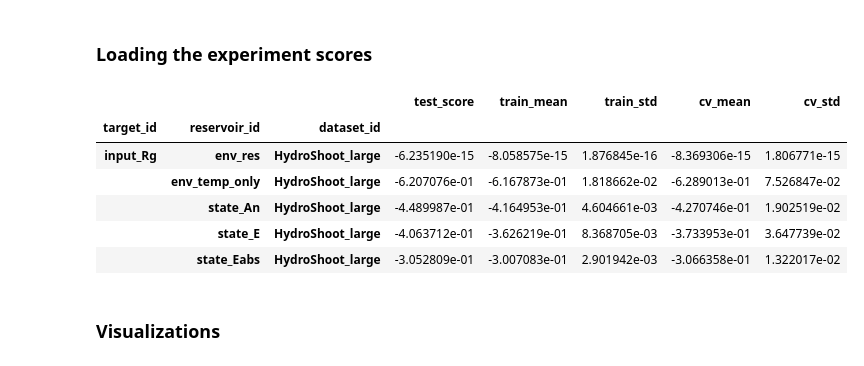
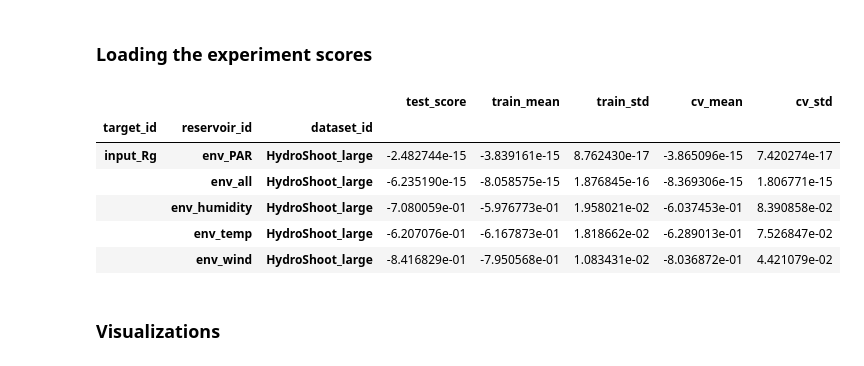
Before and after one commit to mcndt/thesis-plant-reservoir-computing, a Jupyter notebook: notebooks/hydroshoot_rc_results_base.ipynb, the cells around one changed output. Saved outputs shown, nothing was run; the diff lists cells and outputs as text; code cells hidden in the pictures.

```diff
--- a/notebooks/hydroshoot_rc_results_base.ipynb
+++ b/notebooks/hydroshoot_rc_results_base.ipynb
@@ -8,25 +8,25 @@ from matplotlib import pyplot as plt
 ### Loading the experiment scores
 # %%
 
-filename = 'results_hydroshoot_base_timemask_refactor.csv'
+filename = 'results_hydroshoot_base_extra_envs.csv'
 data = pd.read_csv(filename, index_col=0)
 
 targets = data['target_id'].unique().tolist()
 state_vars = data['reservoir_id'].unique().tolist()
 datasets = data['dataset_id'].unique().tolist()
 
 data = data.set_index(['target_id', 'reservoir_id', 'dataset_id'])
 data = data.sort_values(['target_id', 'reservoir_id', 'dataset_id'], axis=0)
 
 data.head(5)
 # %% [output]
 |  |  |  | test_score | train_mean | train_std | cv_mean | cv_std |
 | target_id | reservoir_id | dataset_id |  |  |  |  |  |
-| input_Rg | env_res | HydroShoot_large | -6.235190e-15 | -8.058575e-15 | 1.876845e-16 | -8.369306e-15 | 1.806771e-15 |
-|  | env_temp_only | HydroShoot_large | -6.207076e-01 | -6.167873e-01 | 1.818662e-02 | -6.289013e-01 | 7.526847e-02 |
-|  | state_An | HydroShoot_large | -4.489987e-01 | -4.164953e-01 | 4.604661e-03 | -4.270746e-01 | 1.902519e-02 |
-|  | state_E | HydroShoot_large | -4.063712e-01 | -3.626219e-01 | 8.368705e-03 | -3.733953e-01 | 3.647739e-02 |
-|  | state_Eabs | HydroShoot_large | -3.052809e-01 | -3.007083e-01 | 2.901942e-03 | -3.066358e-01 | 1.322017e-02 |
+| input_Rg | env_PAR | HydroShoot_large | -2.482744e-15 | -3.839161e-15 | 8.762430e-17 | -3.865096e-15 | 7.420274e-17 |
+|  | env_all | HydroShoot_large | -6.235190e-15 | -8.058575e-15 | 1.876845e-16 | -8.369306e-15 | 1.806771e-15 |
+|  | env_humidity | HydroShoot_large | -7.080059e-01 | -5.976773e-01 | 1.958021e-02 | -6.037453e-01 | 8.390858e-02 |
+|  | env_temp | HydroShoot_large | -6.207076e-01 | -6.167873e-01 | 1.818662e-02 | -6.289013e-01 | 7.526847e-02 |
+|  | env_wind | HydroShoot_large | -8.416829e-01 | -7.950568e-01 | 1.083431e-02 | -8.036872e-01 | 4.421079e-02 |
 # %% [markdown]
 ### Visualizations
 # %%
```
Also changed, not shown: parts of 4 cells of this notebook, 5 other files.
